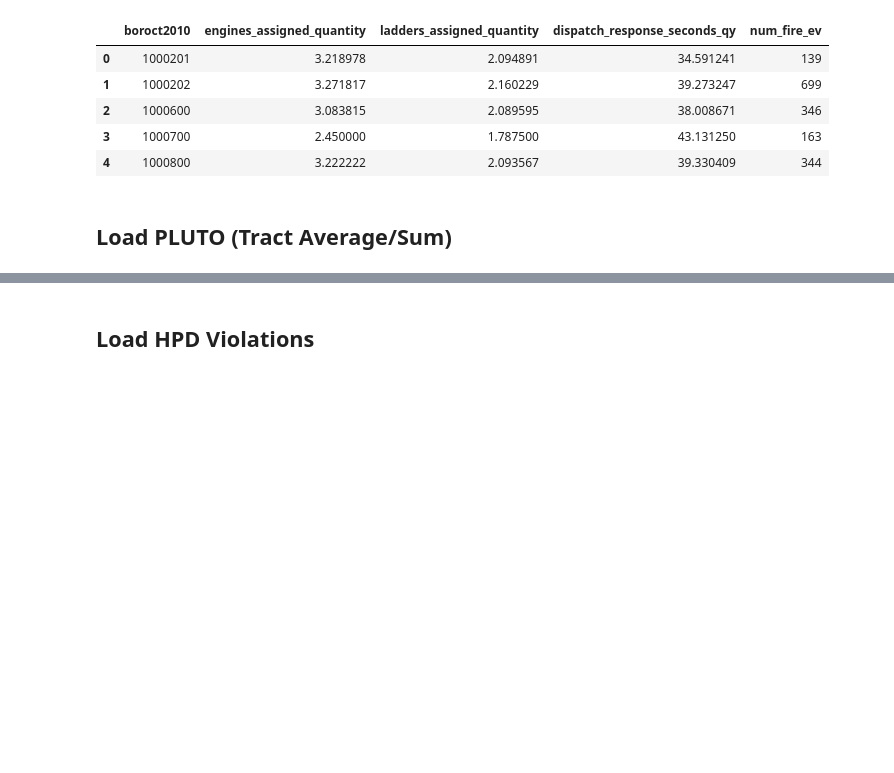
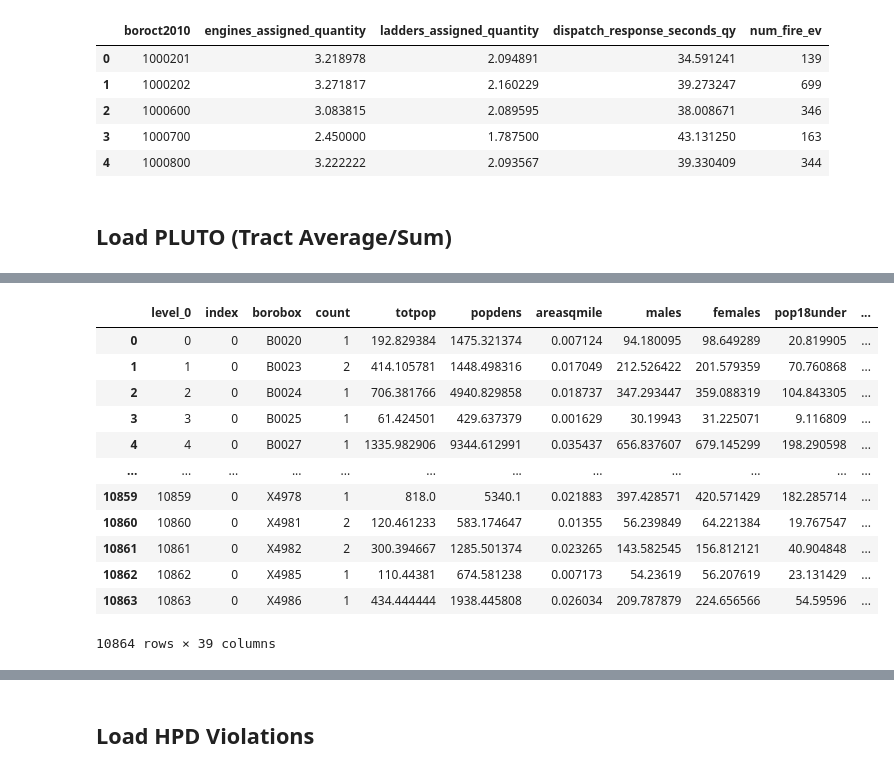
Before and after one commit to KaiElwood/machine-learning-final, a Jupyter notebook: code/02_merge_tract.ipynb, the cells around one changed output, grey strips where cells are left out. Cells and saved outputs as stored; diff of their text form; code cells hidden in the pictures; blank space fills up the shorter version.

```diff
--- a/code/02_merge_tract.ipynb
+++ b/code/02_merge_tract.ipynb
@@ -120,0 +178,3 @@ KeyError: 'borough'
+# %%
+crosswalk = pd.read_csv('ct_box_xwalk1.csv')
+crosswalk = crosswalk.sort_values(by="borobox")
@@ -120,0 +271,18 @@ KeyError: 'borough'
+# %%
+weighted_borobox.sort_values(by='medianhhincome')
+weighted_borobox = weighted_borobox.reset_index()
+weighted_borobox
+# %% [output]
+|  | level_0 | index | borobox | count | totpop | popdens | areasqmile | males | females | pop18under | ... |
+| 0 | 0 | 0 | B0020 | 1 | 192.829384 | 1475.321374 | 0.007124 | 94.180095 | 98.649289 | 20.819905 | ... |
+| 1 | 1 | 0 | B0023 | 2 | 414.105781 | 1448.498316 | 0.017049 | 212.526422 | 201.579359 | 70.760868 | ... |
+| 2 | 2 | 0 | B0024 | 1 | 706.381766 | 4940.829858 | 0.018737 | 347.293447 | 359.088319 | 104.843305 | ... |
+| 3 | 3 | 0 | B0025 | 1 | 61.424501 | 429.637379 | 0.001629 | 30.19943 | 31.225071 | 9.116809 | ... |
+| 4 | 4 | 0 | B0027 | 1 | 1335.982906 | 9344.612991 | 0.035437 | 656.837607 | 679.145299 | 198.290598 | ... |
+| ... | ... | ... | ... | ... | ... | ... | ... | ... | ... | ... | ... |
+| 10859 | 10859 | 0 | X4978 | 1 | 818.0 | 5340.1 | 0.021883 | 397.428571 | 420.571429 | 182.285714 | ... |
+| 10860 | 10860 | 0 | X4981 | 2 | 120.461233 | 583.174647 | 0.01355 | 56.239849 | 64.221384 | 19.767547 | ... |
+| 10861 | 10861 | 0 | X4982 | 2 | 300.394667 | 1285.501374 | 0.023265 | 143.582545 | 156.812121 | 40.904848 | ... |
+| 10862 | 10862 | 0 | X4985 | 1 | 110.44381 | 674.581238 | 0.007173 | 54.23619 | 56.207619 | 23.131429 | ... |
+| 10863 | 10863 | 0 | X4986 | 1 | 434.444444 | 1938.445808 | 0.026034 | 209.787879 | 224.656566 | 54.59596 | ... |
+10864 rows × 39 columns
```
Also changed, not shown: parts of 20 cells of this notebook, 3 other files.
